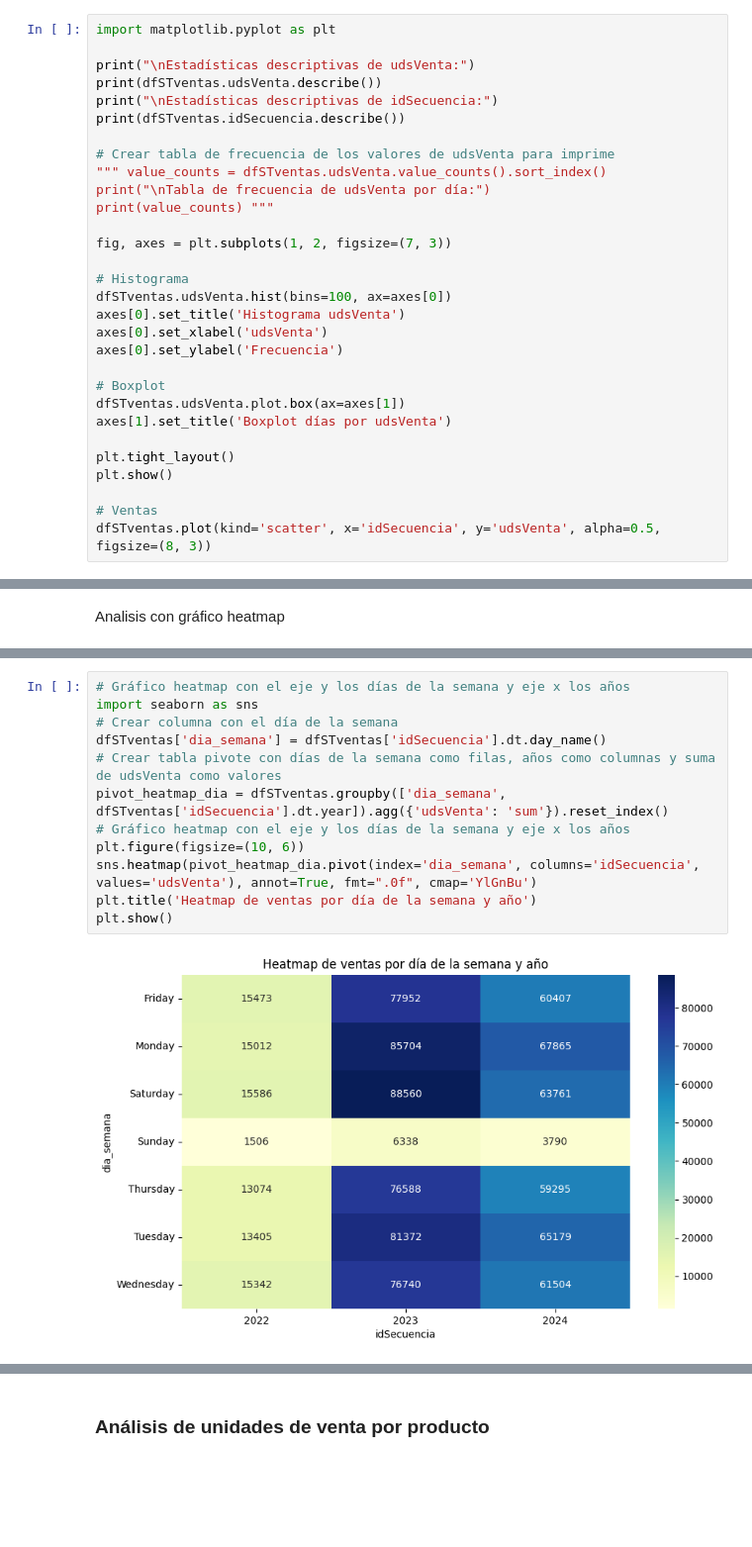
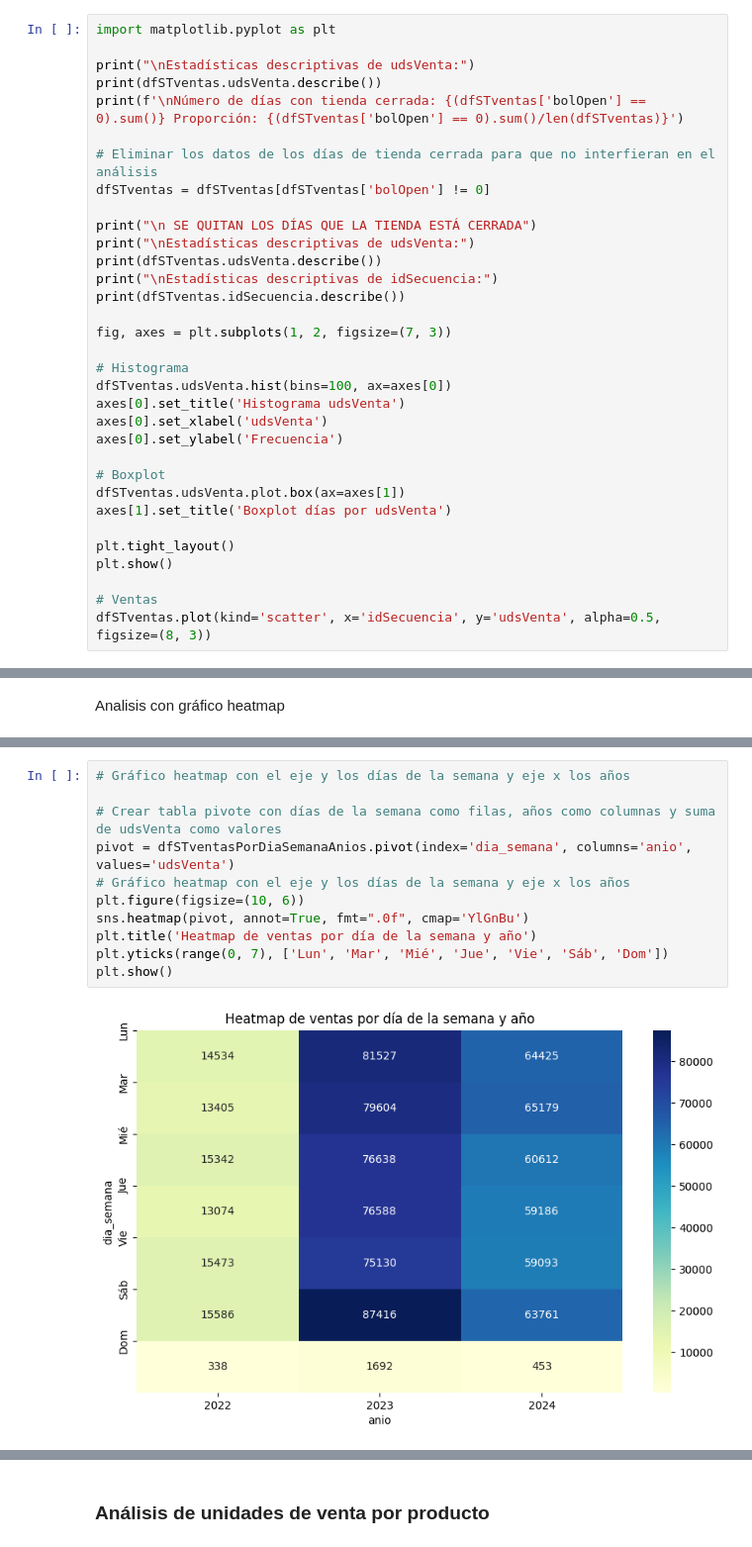
Before and after one commit to jmorala/TFMDS, a Jupyter notebook: cuadernos/02-EDA_datos.ipynb, the cells around one changed output, grey strips where cells are left out. Shown at 99% size. Cells and saved outputs as stored; diff of their text form; blank space fills up the shorter version.

```diff
--- a/cuadernos/02-EDA_datos.ipynb
+++ b/cuadernos/02-EDA_datos.ipynb
@@ -81,13 +81,16 @@ import matplotlib.pyplot as plt
 
 print("\nEstadísticas descriptivas de udsVenta:")
 print(dfSTventas.udsVenta.describe())
+print(f'\nNúmero de días con tienda cerrada: {(dfSTventas['bolOpen'] == 0).sum()} Proporción: {(dfSTventas['bolOpen'] == 0).sum()/len(dfSTventas)}')
+
+# Eliminar los datos de los días de tienda cerrada para que no interfieran en el análisis
+dfSTventas = dfSTventas[dfSTventas['bolOpen'] != 0]
+
+print("\n SE QUITAN LOS DÍAS QUE LA TIENDA ESTÁ CERRADA")
+print("\nEstadísticas descriptivas de udsVenta:")
+print(dfSTventas.udsVenta.describe())
 print("\nEstadísticas descriptivas de idSecuencia:")
 print(dfSTventas.idSecuencia.describe())
-
-# Crear tabla de frecuencia de los valores de udsVenta para imprime
-""" value_counts = dfSTventas.udsVenta.value_counts().sort_index()
-print("\nTabla de frecuencia de udsVenta por día:")
-print(value_counts) """
 
 fig, axes = plt.subplots(1, 2, figsize=(7, 3))
 
@@ -365,15 +378,14 @@ plt.show()
 # %%
 # Gráfico heatmap con el eje y los días de la semana y eje x los años
-import seaborn as sns
-# Crear columna con el día de la semana
-dfSTventas['dia_semana'] = dfSTventas['idSecuencia'].dt.day_name()
+
 # Crear tabla pivote con días de la semana como filas, años como columnas y suma de udsVenta como valores
-pivot_heatmap_dia = dfSTventas.groupby(['dia_semana', dfSTventas['idSecuencia'].dt.year]).agg({'udsVenta': 'sum'}).reset_index()
+pivot = dfSTventasPorDiaSemanaAnios.pivot(index='dia_semana', columns='anio', values='udsVenta')
 # Gráfico heatmap con el eje y los días de la semana y eje x los años
 plt.figure(figsize=(10, 6))
-sns.heatmap(pivot_heatmap_dia.pivot(index='dia_semana', columns='idSecuencia', values='udsVenta'), annot=True, fmt=".0f", cmap='YlGnBu')
+sns.heatmap(pivot, annot=True, fmt=".0f", cmap='YlGnBu')
 plt.title('Heatmap de ventas por día de la semana y año')
+plt.yticks(range(0, 7), ['Lun', 'Mar', 'Mié', 'Jue', 'Vie', 'Sáb', 'Dom'])
 plt.show()
 # %% [output]
-[figure, old version]
+[figure, new version]
 # %% [markdown]
```
Also changed, not shown: parts of 25 cells of this notebook.
